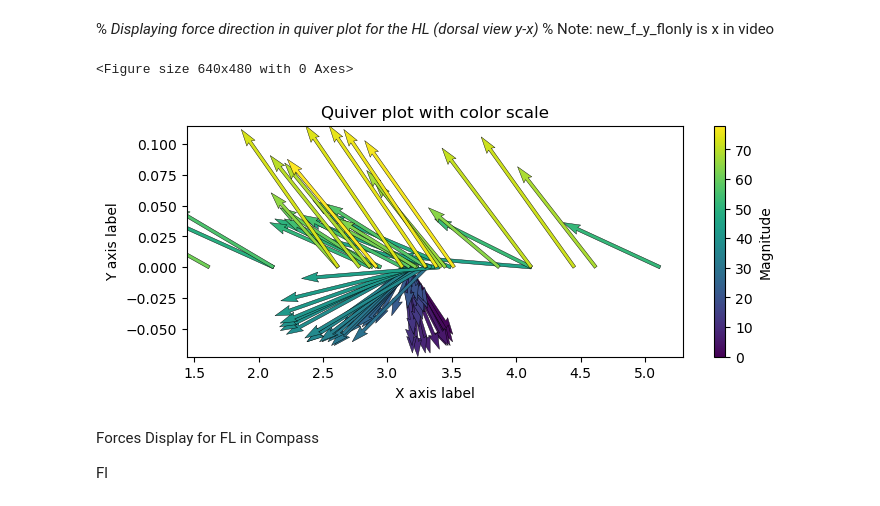
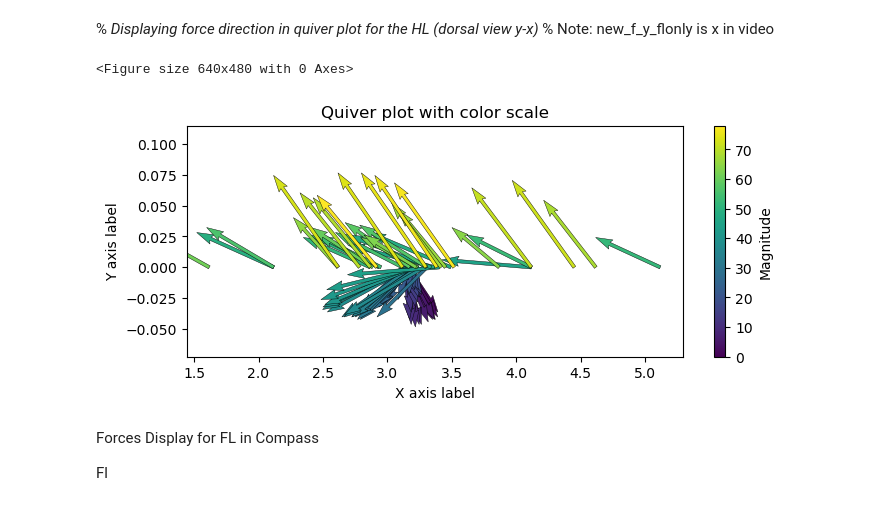
Before and after one commit to jfabiandub/walking_frog_force, a Jupyter notebook: walking_frog_force_script.ipynb, the cells around one changed output. Drawn from its saved outputs; the diff is of its cells as text; code cells hidden in the pictures.

```diff
--- a/walking_frog_force_script.ipynb
+++ b/walking_frog_force_script.ipynb
@@ -3753,32 +3634,32 @@ magnitude_hl range(0, 79)
 # %%
 if HL == 1:
     if film_side_right == 0:
         u_quiv_hl_dor = -new_f_y_hlonly[:cut_HL]/bod_weight_N # horizontal axis # [:cut_HL]
         v_quiv_hl_dor = -new_f_x_hlonly[:cut_HL]/bod_weight_N # vertical axis
     else:
         u_quiv_hl_dor = new_f_y_hlonly[:cut_HL]/bod_weight_N # horizontal axis # [:cut_HL]
         v_quiv_hl_dor = new_f_x_hlonly[:cut_HL]/bod_weight_N # vertical axis
 
 
     plt.figure(28)
     plt.subplots(figsize=(8,3))
     q = plt.quiver(x_quiv_hl, y_array_hl, u_quiv_hl_dor, v_quiv_hl_dor, magnitude_hl,
-                   scale_units='y', angles='uv', scale=1,
+                   scale_units='y', angles='uv', scale=1.5,
                    linewidth=0.3, edgecolors='k')
 
     plt.colorbar(q, label='Magnitude')  # Add color bar
 
     min_V = 0 if np.min(v_quiv_hl_dor) > 0 else np.min(v_quiv_hl_dor)
     plt.ylim(min_V,np.max(v_quiv_hl_dor))
     #x_lims=(0,0.75)
     plt.xlabel('X axis label')  # Add labels if needed
     plt.ylabel('Y axis label')
     plt.title('Quiver plot with color scale')
     #plt.grid(True)  # Add grid for better readability
     plt.show()
 # %% [output]
 <Figure size 640x480 with 0 Axes>
-[figure, old version]
+[figure, new version]
 # %% [markdown]
 Forces Display for FL in Compass
 
```
Also changed, not shown: parts of 34 cells of this notebook, 1 other file.
